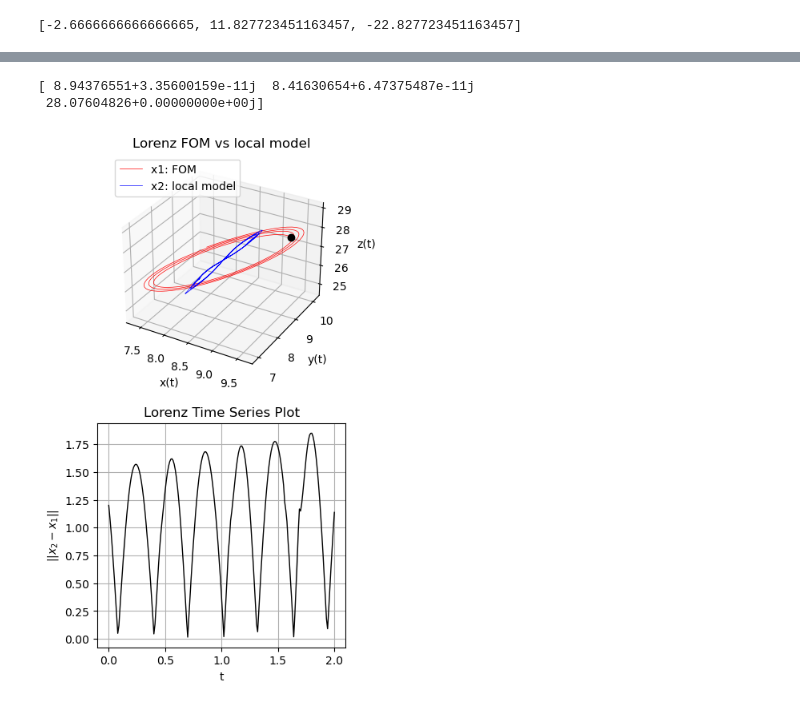
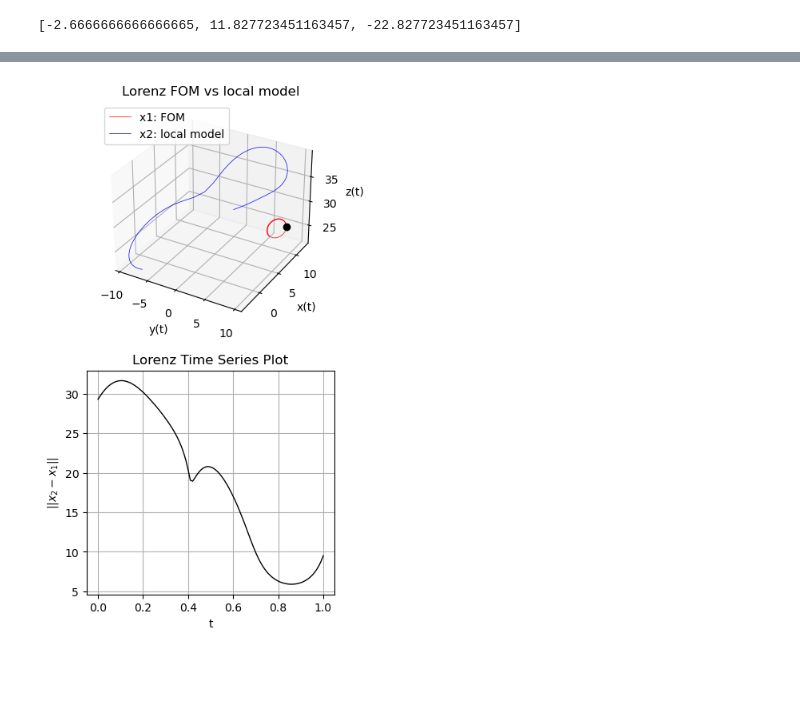
Before and after one commit to sibirica/ROMLCS, a Jupyter notebook: Lorenz.ipynb, the cells around one changed output, grey strips where cells are left out. Drawn from its saved outputs; the diff is of its cells as text; code cells hidden in the pictures; blank space fills up the shorter version.

```diff
--- a/Lorenz.ipynb
+++ b/Lorenz.ipynb
@@ -155,7 +113,8 @@ lorenz_ode_plot_3d(t, ys, fps)
 # %%
 from utils import conjugate_dynamics
 
-x_prime = translate(shift=fps[1], dynamics=fp1_lorenz, debug=True)
-#x_prime = translate(shift=fps[0], dynamics=f_lorenz, debug=True)
-y = diagonalize(x_prime, debug=True)
-z = normal_form(y, debug=True)
+base_point = fps[1]
+x_prime = translate(shift=base_point, dynamics=fp1_lorenz, debug=False)
+#x_prime = translate(shift=fps[0], dynamics=f_lorenz, debug=False)
+y = diagonalize(x_prime, debug=False)
+z = normal_form(y, debug=False)
@@ -181,5 +121,12 @@ A_tilde:  [[-13.85457791 +0.j           0.         +0.j
+# %%
+max_T = 100
+npoints = max_T*100+1
+t_eval = np.linspace(0, max_T, npoints)
+offset = 1*np.array((1, 1, 0))
+x0 = base_point+offset
+sol = integrate.solve_ivp(f_lorenz, (0, max_T), x0, method='RK45', t_eval=t_eval, atol=1e-10)
 # %%
-max_T = 2
+max_T = 1
 npoints = max_T*100+1
 t_eval = np.linspace(0, max_T, npoints)
 
@@ -189,7 +142,32 @@ ys_pred = conjugate_dynamics(z, t_eval, x0)
 # %%
-print(ys_pred[:, 0])
+def compare_traces(t, ys1, ys2):
+    x1, y1, z1 = ys1[0:3, :]
+    x2, y2, z2 = ys2[0:3, :]
+    diff = np.linalg.norm(ys2-ys1, axis=0)
+    #f, (ax1, ax2) = plt.subplots(2, 1, figsize = (xsize, ysize))
+    fig = plt.figure(figsize=plt.figaspect(2))
+    ax1 = fig.add_subplot(2, 1, 1, projection='3d')
+    ax1.plot(y1, x1, z1, linewidth = 0.5, color = 'r')
+    ax1.plot(y2, x2, z2, linewidth = 0.5, color = 'b')
+    ax1.plot(y1[0], x1[0], z1[0], 'ko')
+    ax1.grid(True)
+    ax1.set_xlabel('y(t)')
+    ax1.set_ylabel('x(t)')
+    ax1.set_zlabel('z(t)')
+    ax1.set_title('Lorenz FOM vs local model')
+    ax1.legend(['x1: FOM','x2: local model'], loc = 2)
+
+    ax2 = fig.add_subplot(2, 1, 2)
+    ax2.plot(t, diff, linewidth = 1, color = 'k')
+    ax2.grid(True)
+    ax2.set_xlabel('t')
+    ax2.set_ylabel('$||x_2-x_1||$')
+    ax2.set_title('Lorenz Time Series Plot')
+
+    #plt.savefig('lorenz_ode_3d.png')
+    plt.show()
+    return
+
 compare_traces(t_eval, ys[:, :npoints], ys_pred)
 # %% [output]
-[ 8.94376551+3.35600159e-11j  8.41630654+6.47375487e-11j
- 28.07604826+0.00000000e+00j]
-[figure, old version]
+[figure, new version]
```
Also changed, not shown: parts of 6 cells of this notebook, 5 other files.
